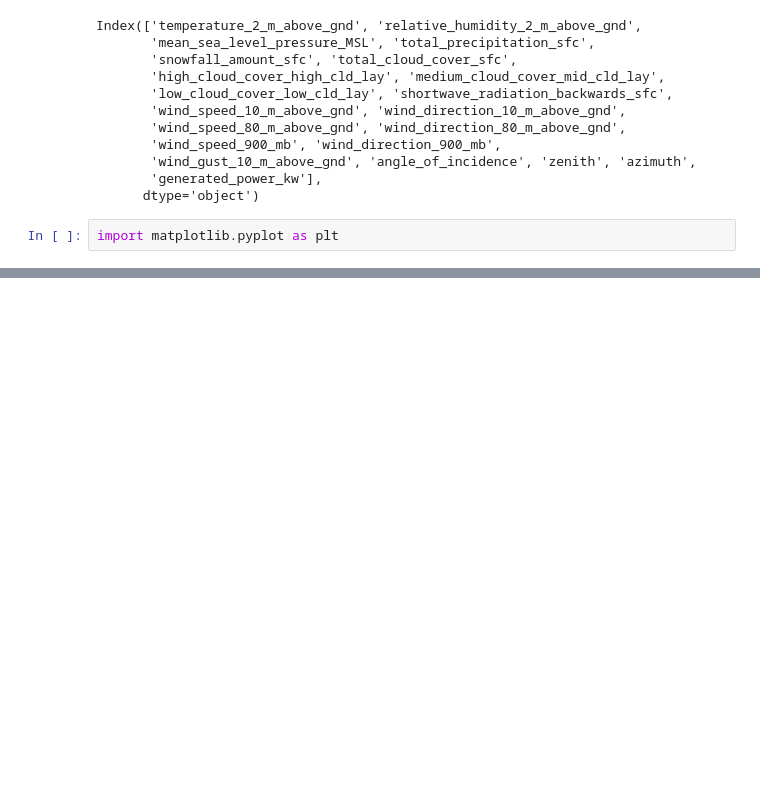
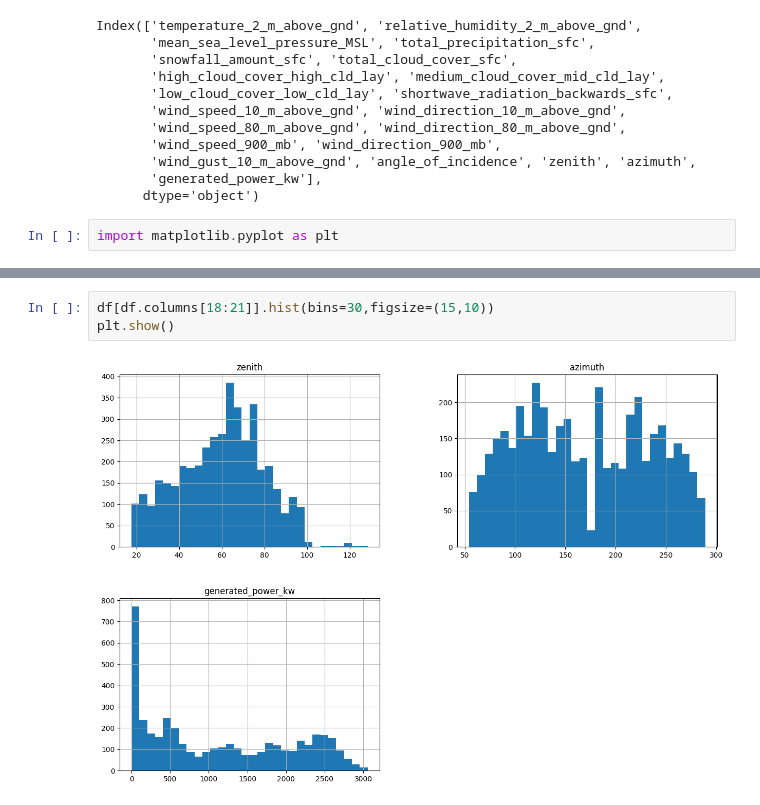
Before and after one commit to kirti01sahu/week1, a Jupyter notebook: solar power prediction.ipynb, the cells around one changed output, grey strips where cells are left out. Drawn from its saved outputs; the diff is of its cells as text; blank space fills up the shorter version.

```diff
--- a/solar power prediction.ipynb
+++ b/solar power prediction.ipynb
@@ -114,0 +129,5 @@ plt.show()
+# %%
+df[df.columns[18:21]].hist(bins=30,figsize=(15,10))
+plt.show()
+# %% [output]
+[figure, added]
```
Also changed, not shown: parts of 9 cells of this notebook.
